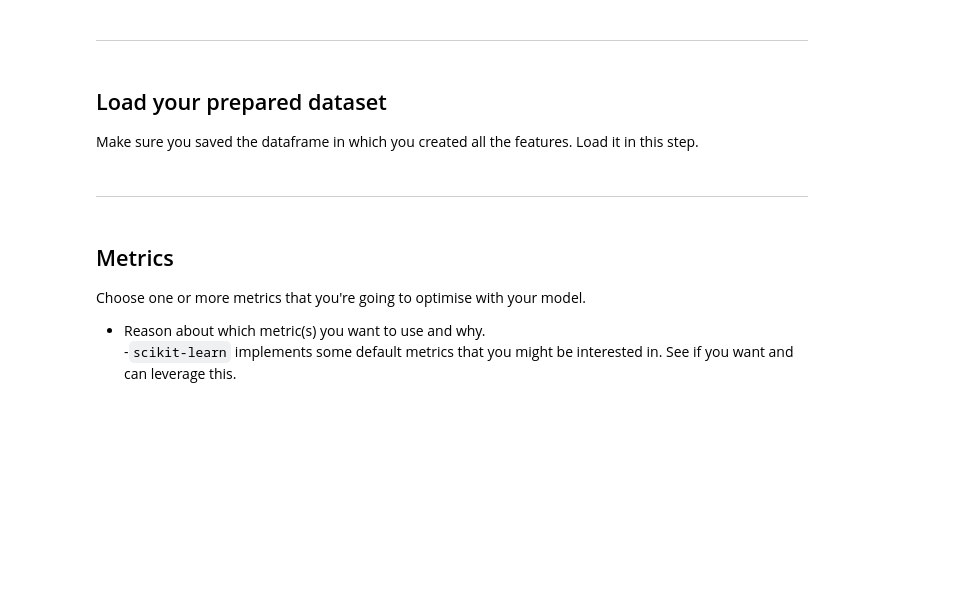
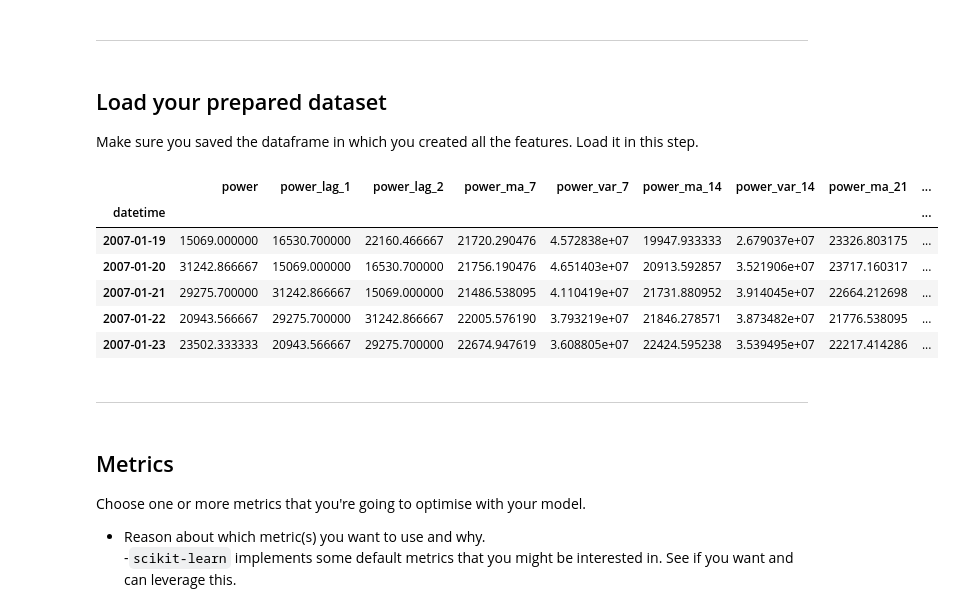
Before and after one commit to JelmerOffenberg/datamind-python, a Jupyter notebook: notebooks/4-modeling.ipynb, the cells around one changed output. Drawn from its saved outputs; the diff is of its cells as text; code cells hidden in the pictures; blank space fills up the shorter version.

```diff
--- a/notebooks/4-modeling.ipynb
+++ b/notebooks/4-modeling.ipynb
@@ -17,3 +18,13 @@ Make sure you saved the dataframe in which you created all the features. Load it
+# %%
+df.head()
+# %% [output]
+|  | power | power_lag_1 | power_lag_2 | power_ma_7 | power_var_7 | power_ma_14 | power_var_14 | power_ma_21 | ... |
+| datetime |  |  |  |  |  |  |  |  | ... |
+| 2007-01-19 | 15069.000000 | 16530.700000 | 22160.466667 | 21720.290476 | 4.572838e+07 | 19947.933333 | 2.679037e+07 | 23326.803175 | ... |
+| 2007-01-20 | 31242.866667 | 15069.000000 | 16530.700000 | 21756.190476 | 4.651403e+07 | 20913.592857 | 3.521906e+07 | 23717.160317 | ... |
+| 2007-01-21 | 29275.700000 | 31242.866667 | 15069.000000 | 21486.538095 | 4.110419e+07 | 21731.880952 | 3.914045e+07 | 22664.212698 | ... |
+| 2007-01-22 | 20943.566667 | 29275.700000 | 31242.866667 | 22005.576190 | 3.793219e+07 | 21846.278571 | 3.873482e+07 | 21776.538095 | ... |
+| 2007-01-23 | 23502.333333 | 20943.566667 | 29275.700000 | 22674.947619 | 3.608805e+07 | 22424.595238 | 3.539495e+07 | 22217.414286 | ... |
 # %% [markdown]
 ---
 # %% [markdown]
```
Also changed, not shown: parts of 22 cells of this notebook.
